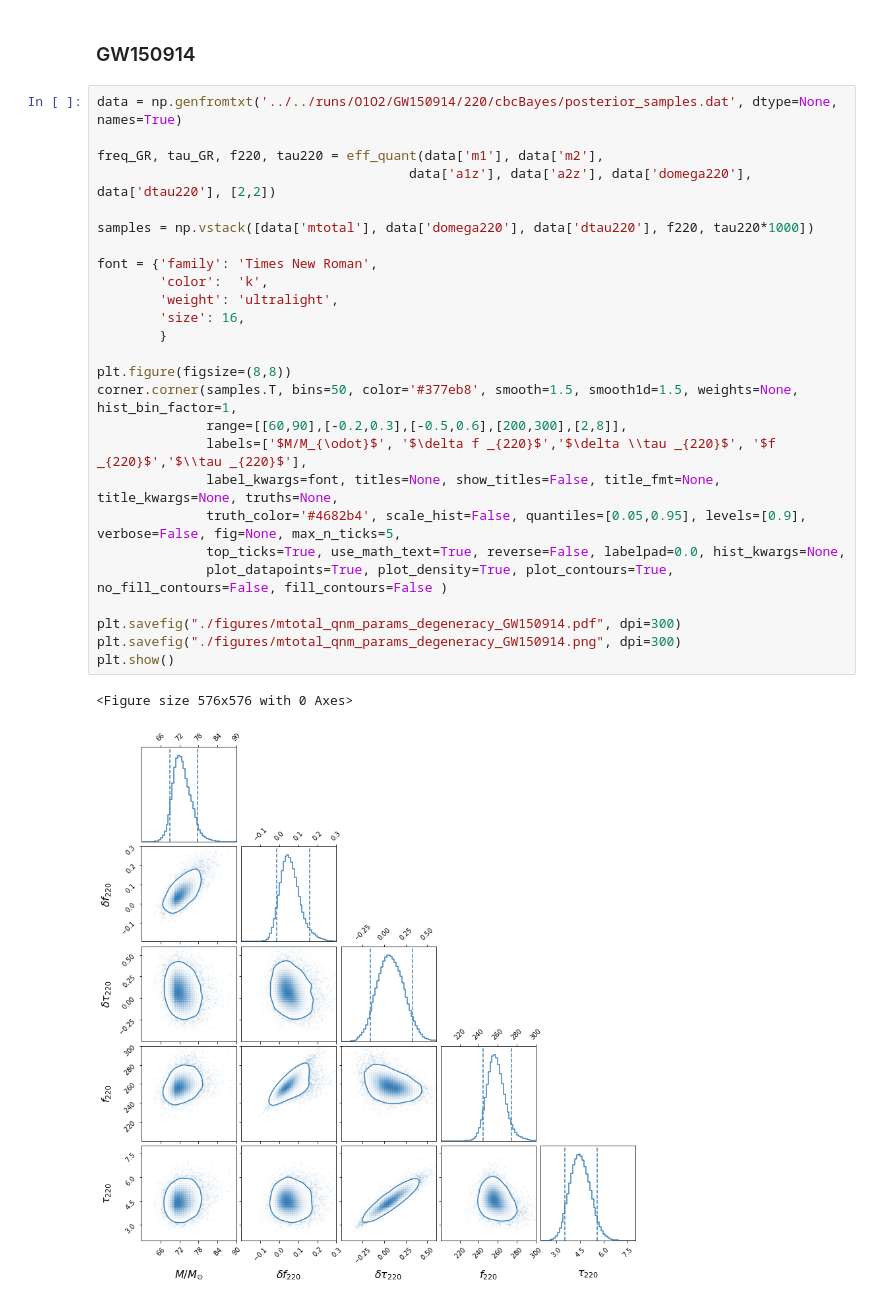
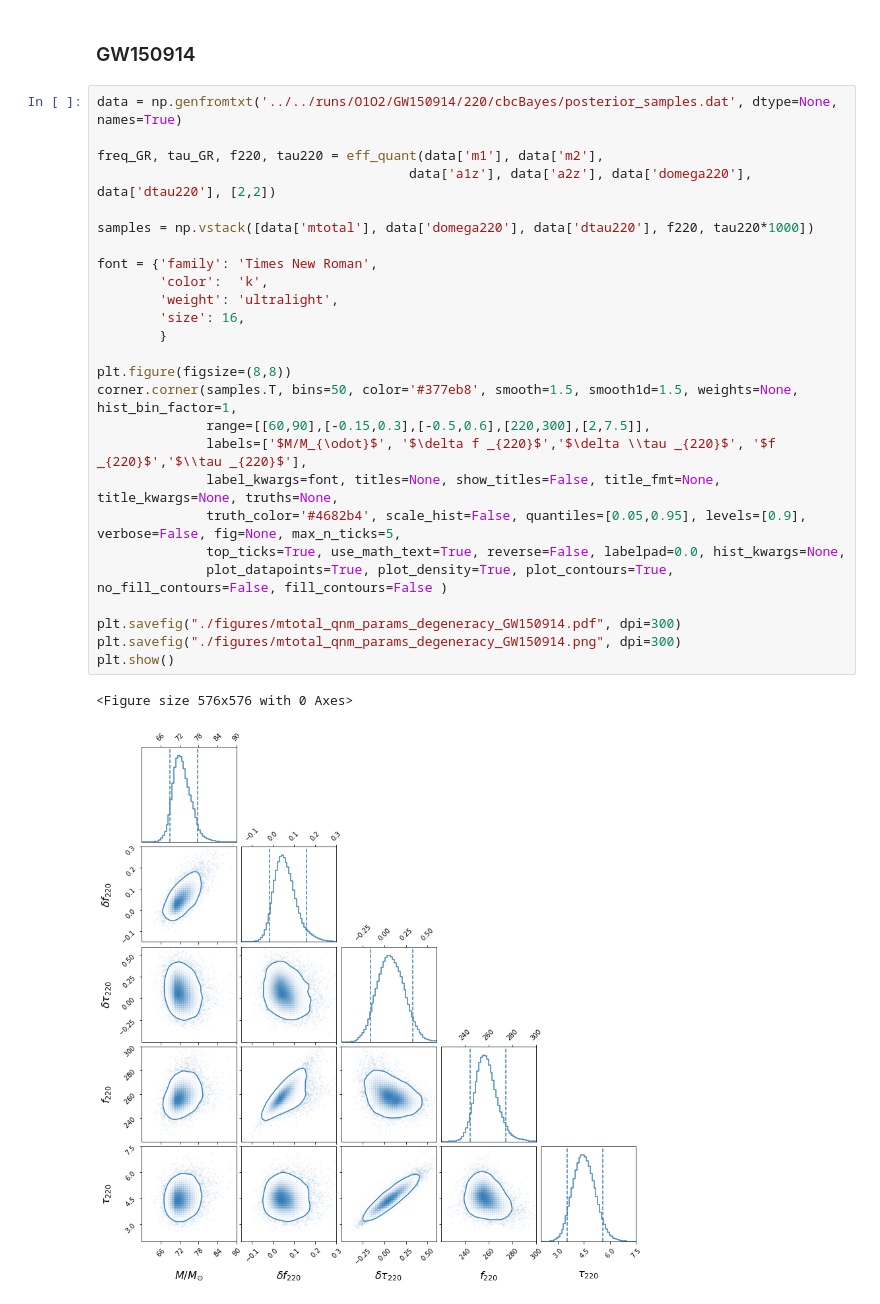
Before and after one commit to abhirup-ghosh/spinqnm, a Jupyter notebook: papers/intro_paper/mtot_ring_param_degenracy.ipynb, the cells around one changed output. Saved outputs shown, nothing was run; the diff lists cells and outputs as text.

```diff
--- a/papers/intro_paper/mtot_ring_param_degenracy.ipynb
+++ b/papers/intro_paper/mtot_ring_param_degenracy.ipynb
@@ -56,29 +56,29 @@ plt.show()
 # %%
 data = np.genfromtxt('../../runs/O1O2/GW150914/220/cbcBayes/posterior_samples.dat', dtype=None, names=True)
 
 freq_GR, tau_GR, f220, tau220 = eff_quant(data['m1'], data['m2'],
                                         data['a1z'], data['a2z'], data['domega220'], data['dtau220'], [2,2])
 
 samples = np.vstack([data['mtotal'], data['domega220'], data['dtau220'], f220, tau220*1000])
 
 font = {'family': 'Times New Roman',
         'color':  'k',
         'weight': 'ultralight',
         'size': 16,
         }
 
 plt.figure(figsize=(8,8))
 corner.corner(samples.T, bins=50, color='#377eb8', smooth=1.5, smooth1d=1.5, weights=None, hist_bin_factor=1,
-              range=[[60,90],[-0.2,0.3],[-0.5,0.6],[200,300],[2,8]],
+              range=[[60,90],[-0.15,0.3],[-0.5,0.6],[220,300],[2,7.5]],
               labels=['$M/M_{\odot}$', '$\delta f _{220}$','$\delta \\tau _{220}$', '$f _{220}$','$\\tau _{220}$'],
               label_kwargs=font, titles=None, show_titles=False, title_fmt=None, title_kwargs=None, truths=None,
               truth_color='#4682b4', scale_hist=False, quantiles=[0.05,0.95], levels=[0.9], verbose=False, fig=None, max_n_ticks=5,
               top_ticks=True, use_math_text=True, reverse=False, labelpad=0.0, hist_kwargs=None,
               plot_datapoints=True, plot_density=True, plot_contours=True, no_fill_contours=False, fill_contours=False )
 
 plt.savefig("./figures/mtotal_qnm_params_degeneracy_GW150914.pdf", dpi=300)
 plt.savefig("./figures/mtotal_qnm_params_degeneracy_GW150914.png", dpi=300)
 plt.show()
 # %% [output]
 <Figure size 576x576 with 0 Axes>
-[figure, old version]
+[figure, new version]
```
Also changed, not shown: parts of 2 cells of this notebook.
